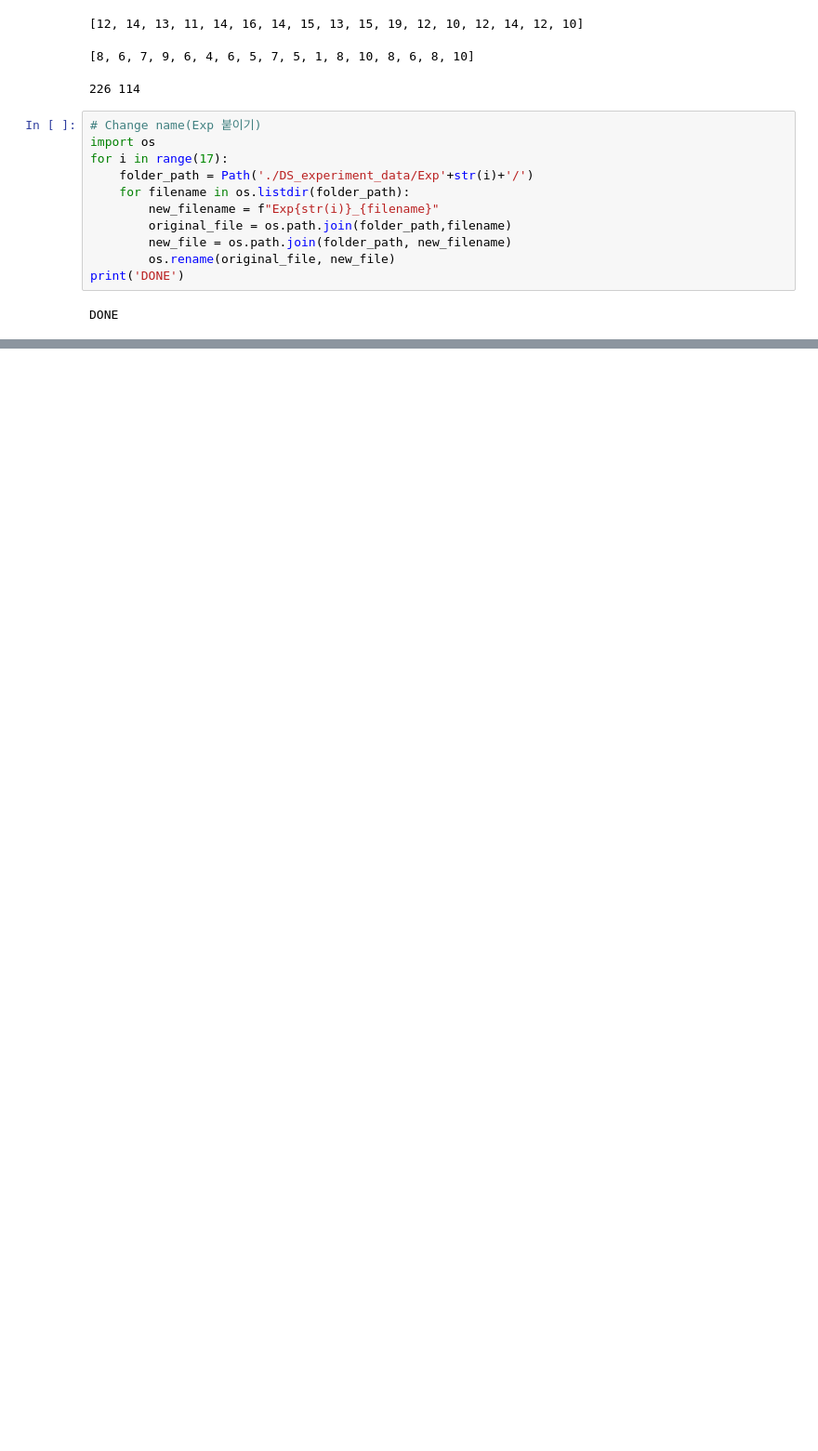
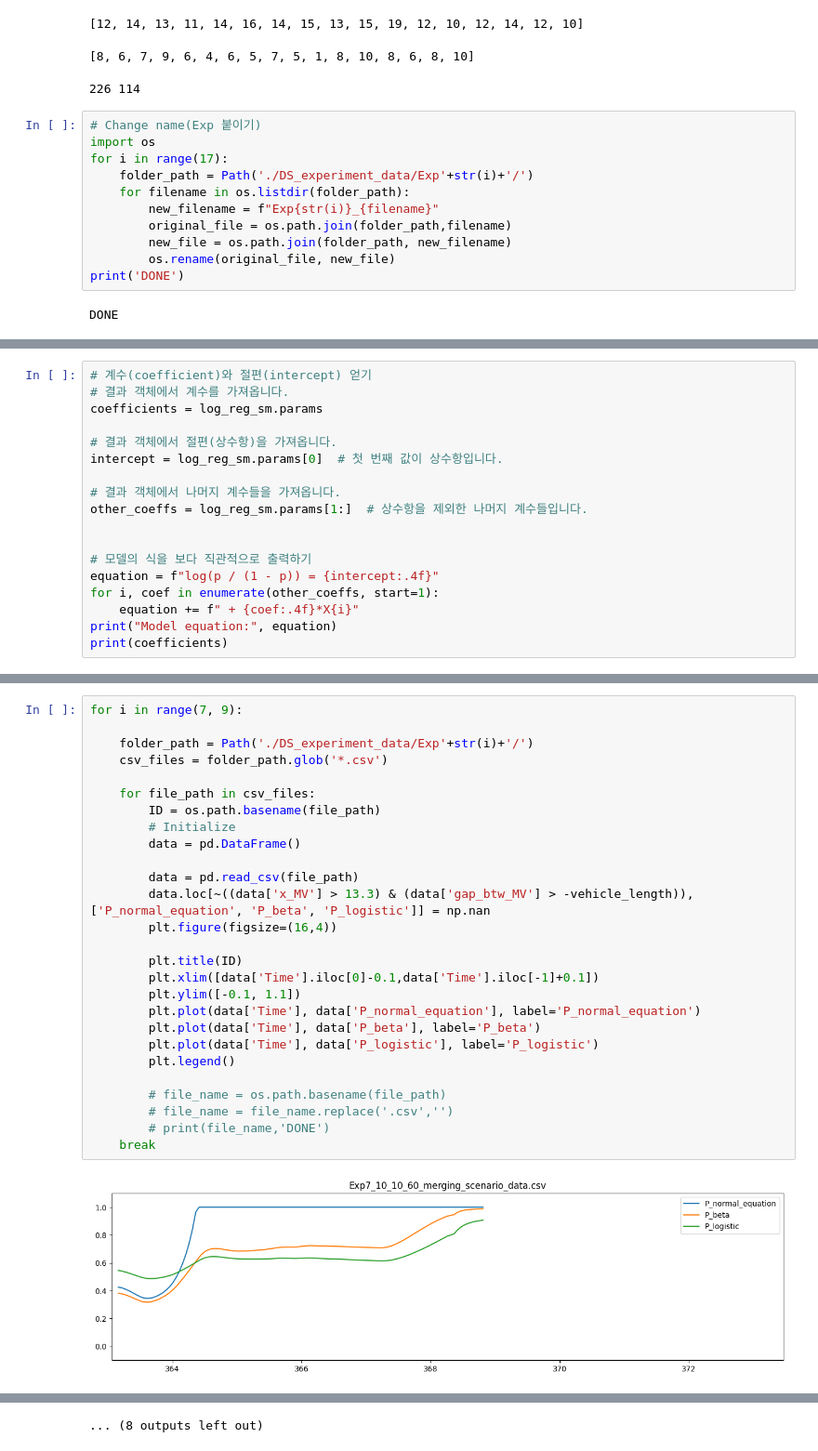
Before and after one commit to jahii/carla_develop, a Jupyter notebook: Driving simulator data analysis.ipynb, the cells around one changed output, grey strips where cells are left out. Shown at 93% size. Saved outputs shown, nothing was run; the diff lists cells and outputs as text; blank space fills up the shorter version.

```diff
--- a/Driving simulator data analysis.ipynb
+++ b/Driving simulator data analysis.ipynb
@@ -624,0 +864,18 @@ Interacting_Success + Non_Interacting_Success
+# %%
+# 계수(coefficient)와 절편(intercept) 얻기
+# 결과 객체에서 계수를 가져옵니다.
+coefficients = log_reg_sm.params
+
+# 결과 객체에서 절편(상수항)을 가져옵니다.
+intercept = log_reg_sm.params[0]  # 첫 번째 값이 상수항입니다.
+
+# 결과 객체에서 나머지 계수들을 가져옵니다.
+other_coeffs = log_reg_sm.params[1:]  # 상수항을 제외한 나머지 계수들입니다.
+
+
+# 모델의 식을 보다 직관적으로 출력하기
+equation = f"log(p / (1 - p)) = {intercept:.4f}"
+for i, coef in enumerate(other_coeffs, start=1):
+    equation += f" + {coef:.4f}*X{i}"
+print("Model equation:", equation)
+print(coefficients)
@@ -624,0 +955,29 @@ Interacting_Success + Non_Interacting_Success
+# %%
+for i in range(7, 9):
+
+    folder_path = Path('./DS_experiment_data/Exp'+str(i)+'/')
+    csv_files = folder_path.glob('*.csv')
+
+    for file_path in csv_files:
+        ID = os.path.basename(file_path)
+        # Initialize
+        data = pd.DataFrame()
+
+        data = pd.read_csv(file_path)
+        data.loc[~((data['x_MV'] > 13.3) & (data['gap_btw_MV'] > -vehicle_length)), ['P_normal_equation', 'P_beta', 'P_logistic']] = np.nan
+        plt.figure(figsize=(16,4))
+
+        plt.title(ID)
+        plt.xlim([data['Time'].iloc[0]-0.1,data['Time'].iloc[-1]+0.1])
+        plt.ylim([-0.1, 1.1])
+        plt.plot(data['Time'], data['P_normal_equation'], label='P_normal_equation')
+        plt.plot(data['Time'], data['P_beta'], label='P_beta')
+        plt.plot(data['Time'], data['P_logistic'], label='P_logistic')
+        plt.legend()
+
+        # file_name = os.path.basename(file_path)
+        # file_name = file_name.replace('.csv','')
+        # print(file_name,'DONE')
+    break
+# %% [output]
+[figure, added]
@@ -624,0 +995 @@ Interacting_Success + Non_Interacting_Success
+... (8 outputs left out)
```
Also changed, not shown: parts of 27 cells of this notebook, 9 other files.
